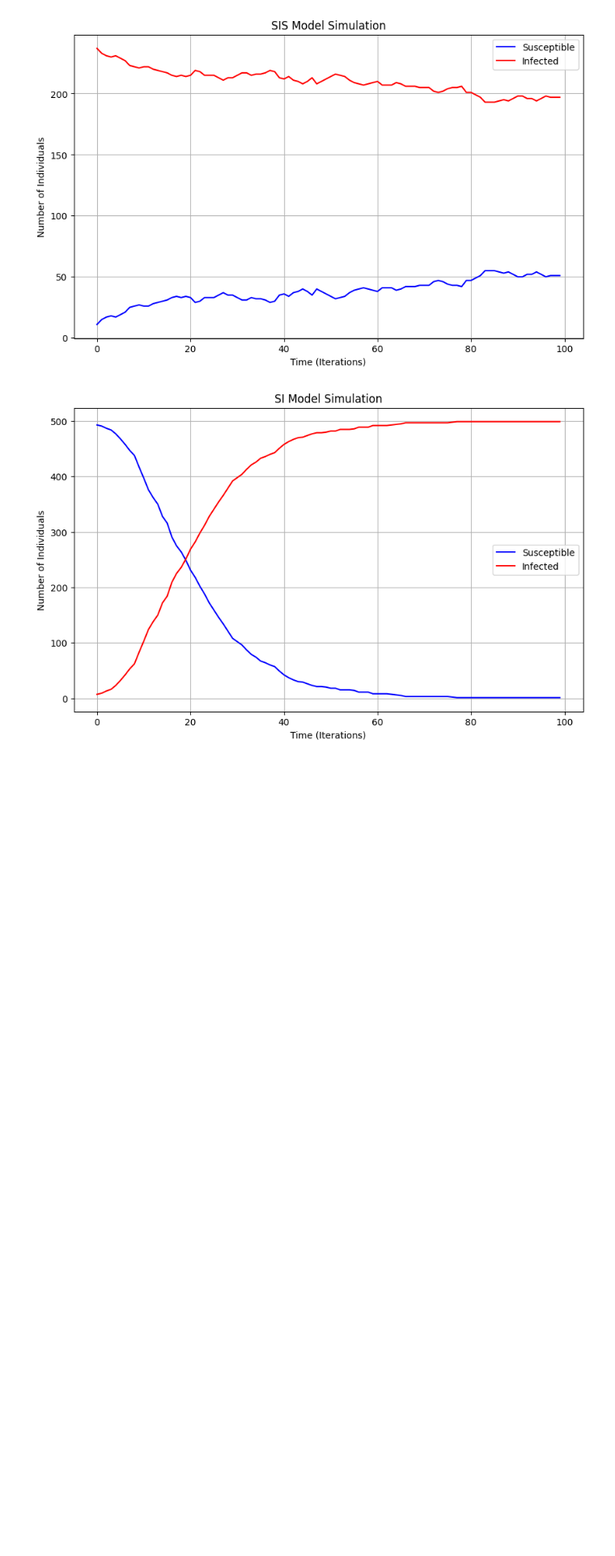
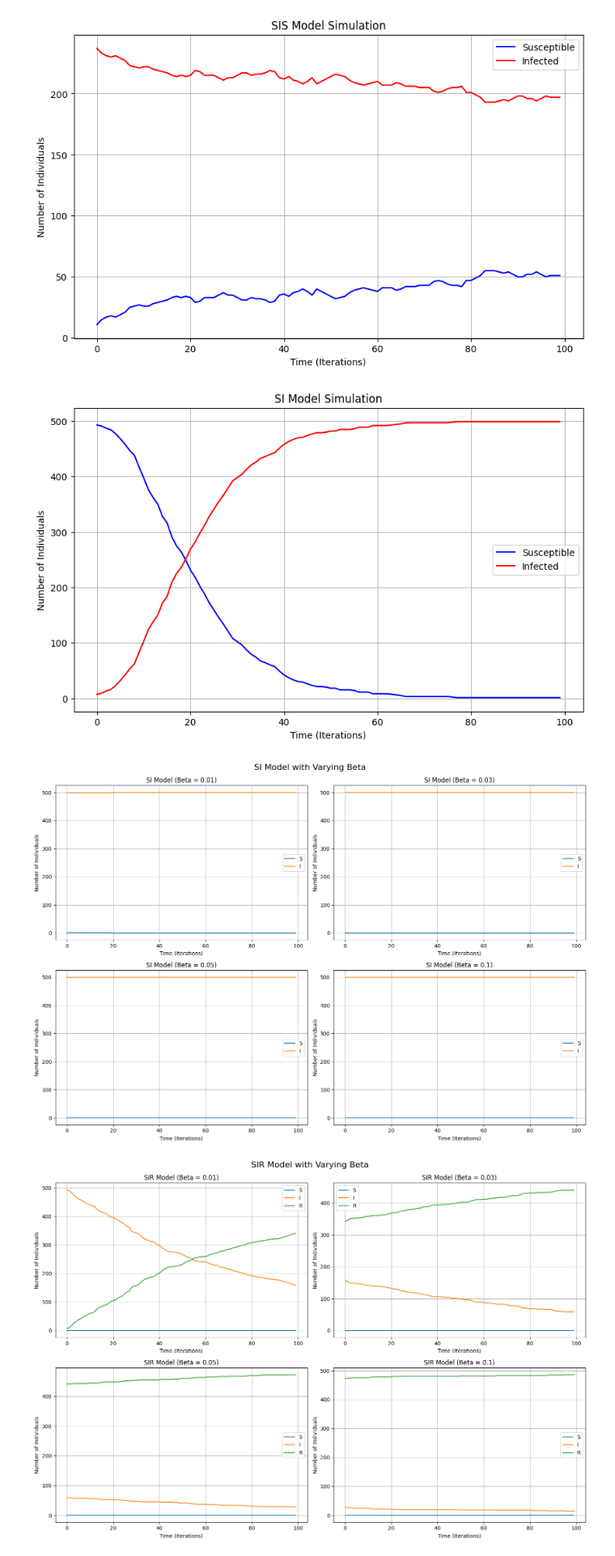
Before and after one commit to younestr/TP_Scientific_networkX, a Jupyter notebook: propagation_barabasi.ipynb, the cells around one changed output. Shown at 81% size. Cells and saved outputs as stored; diff of their text form; code cells hidden in the pictures; blank space fills up the shorter version.

```diff
--- a/propagation_barabasi.ipynb
+++ b/propagation_barabasi.ipynb
@@ -188,3 +188,49 @@ plt.grid()
 plt.show()
 # %% [output]
 [figure]
+# %%
+import matplotlib.pyplot as plt
+
+# Define beta values to test
+beta_values = [0.01, 0.03, 0.05, 0.1]
+
+# Function to visualize a model with varying beta
+def visualize_with_varying_beta(model_function, G, model_name, gamma=None, max_iterations=100):
+    plt.figure(figsize=(15, 10))
+    for i, beta in enumerate(beta_values):
+        # Simulate the model
+        if model_name == 'SIR' or model_name == 'SIS':
+            results = model_function(G, beta, gamma, max_iterations)
+        else:
+            results = model_function(G, beta, max_iterations)
+
+        # Plot results
+        plt.subplot(2, 2, i + 1)
+        for state, values in results.items():
+            plt.plot(values, label=state)
+
+        plt.title(f'{model_name} Model (Beta = {beta})')
+        plt.xlabel('Time (Iterations)')
+        plt.ylabel('Number of Individuals')
+        plt.legend()
+        plt.grid()
+
+    plt.tight_layout()
+    plt.suptitle(f'{model_name} Model with Varying Beta', y=1.02, fontsize=16)
+    plt.show()
+
+# Example usage for each model
+gamma = 0.01  # Recovery rate for SIR and SIS
+max_iterations = 100
+
+# SI Model
+visualize_with_varying_beta(simulate_SI, G, 'SI', max_iterations=max_iterations)
+
+# SIR Model
+visualize_with_varying_beta(simulate_SIR, G, 'SIR', gamma=gamma, max_iterations=max_iterations)
+
+# SIS Model
+visualize_with_varying_beta(simulate_SIS, G, 'SIS', gamma=gamma, max_iterations=max_iterations)
+# %% [output]
+[figure, added]
+[figure, added]
```
Also changed, not shown: parts of 1 cell of this notebook.
